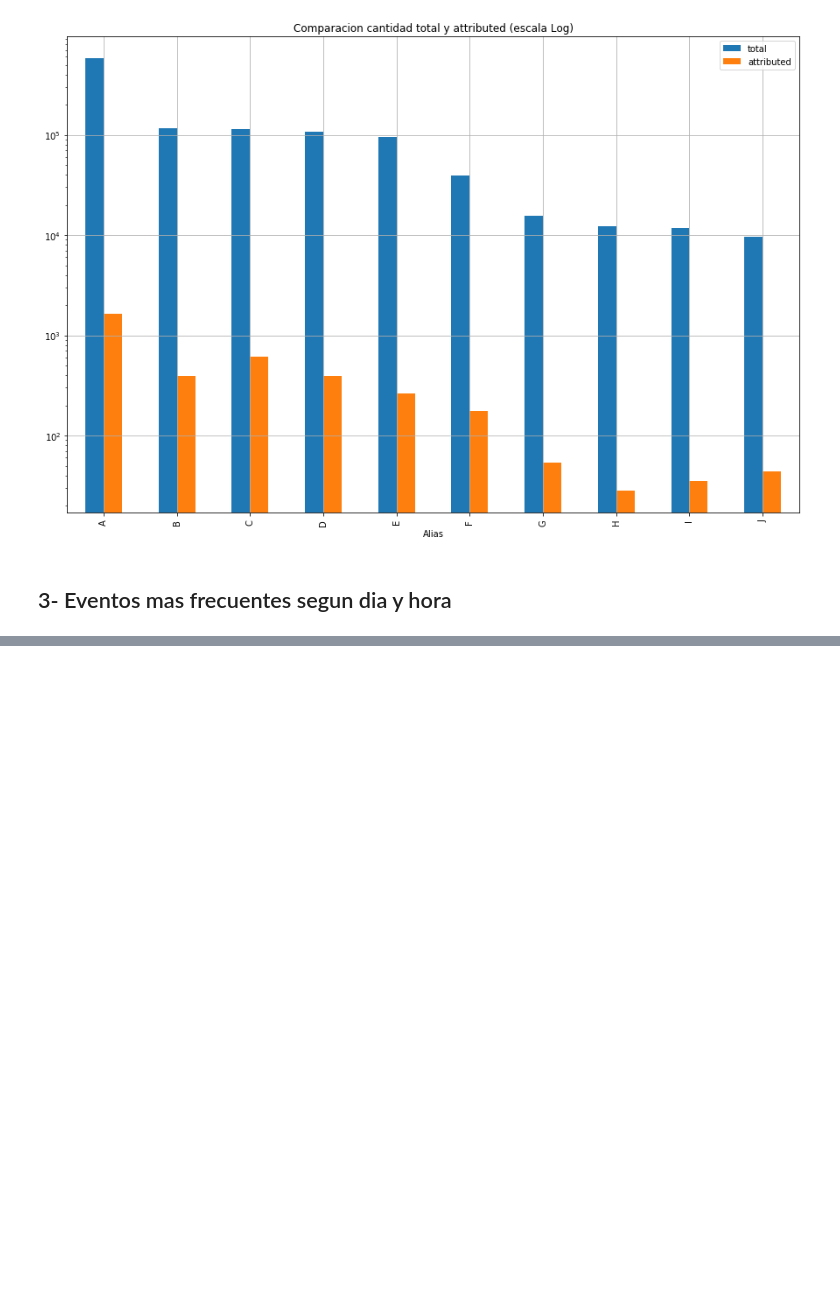
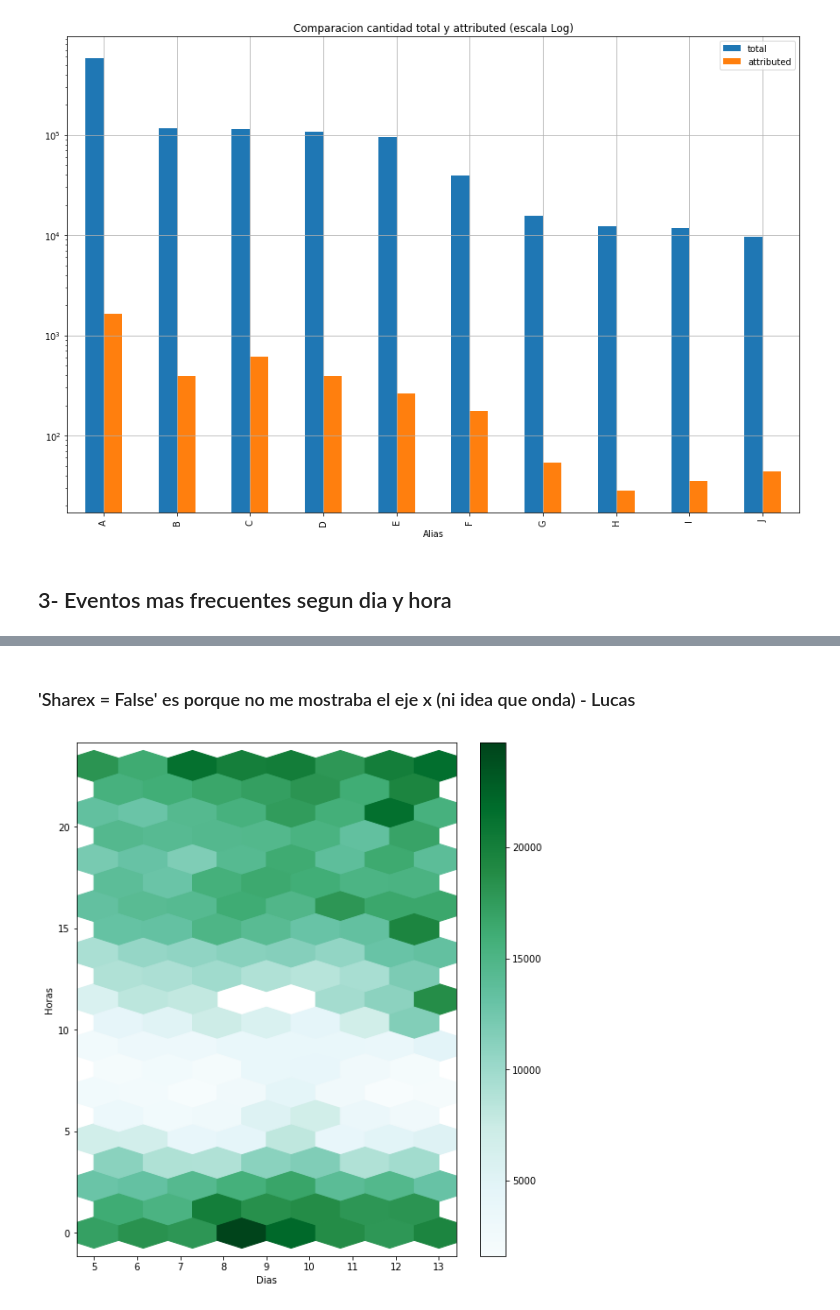
Before and after one commit to sberoch/Datos, a Jupyter notebook: events.ipynb, the cells around one changed output, grey strips where cells are left out. Saved outputs shown, nothing was run; the diff lists cells and outputs as text; code cells hidden in the pictures; blank space fills up the shorter version.

```diff
--- a/events.ipynb
+++ b/events.ipynb
@@ -134,0 +145,9 @@ events_day_hour.head()
+# %% [markdown]
+### 'Sharex = False' es porque no me mostraba el eje x (ni idea que onda) - Lucas
+# %%
+grph3 = events_day_hour.plot.hexbin(x='day',y='hour', C= 'event_counts', figsize = (9,10), gridsize = (7,10),sharex=False)
+grph3.set_xlabel('Dias')
+
+grph3.set_ylabel('Horas');
+# %% [output]
+[figure, added]
```
Also changed, not shown: parts of 2 cells of this notebook.
